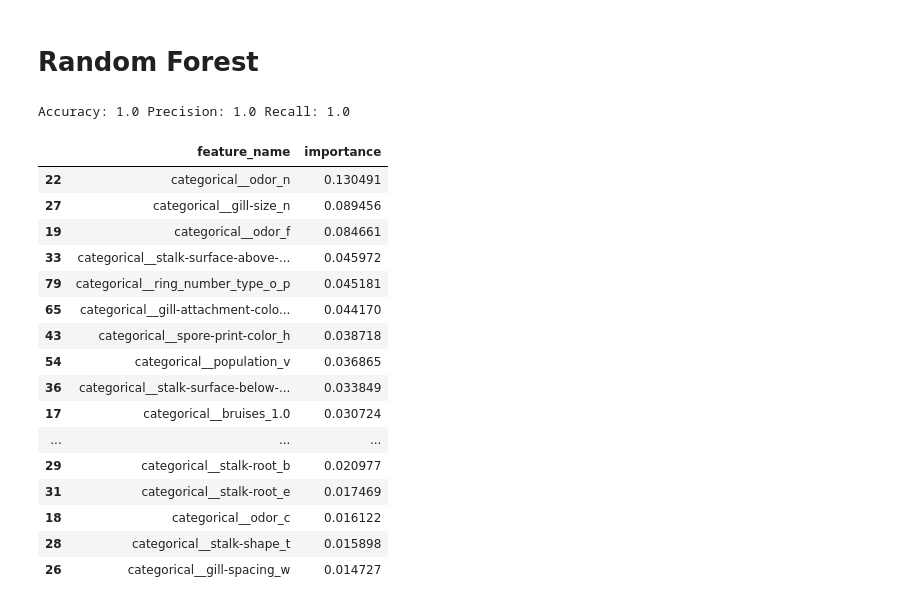
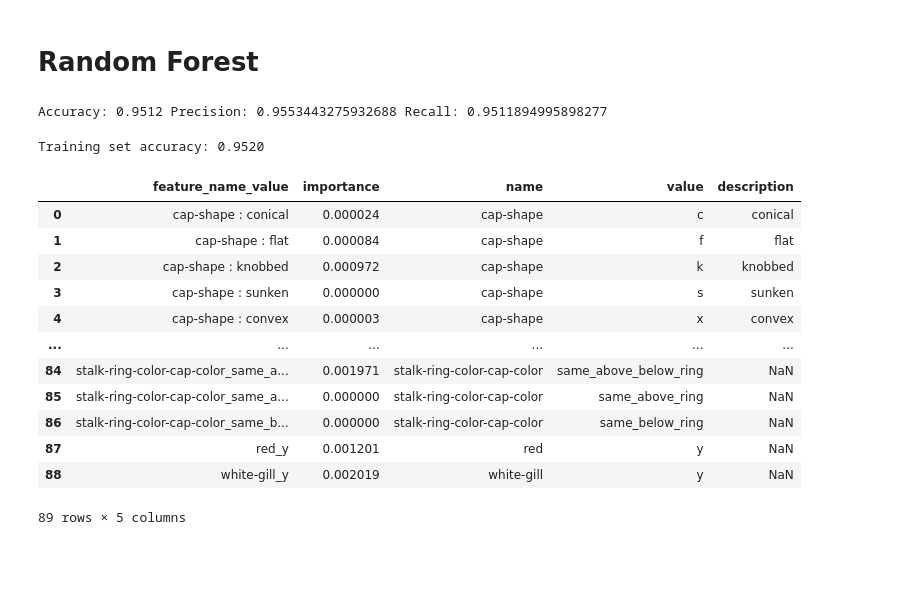
Before and after one commit to Vivian-Ellis/ML, a Jupyter notebook: Mushroom Classification : Random Forest/random_forest.ipynb, the cells around one changed output. Drawn from its saved outputs; the diff is of its cells as text; code cells hidden in the pictures; blank space fills up the shorter version.

Commit message:
adding max depth

```diff
--- a/Mushroom Classification : Random Forest/random_forest.ipynb
+++ b/Mushroom Classification : Random Forest/random_forest.ipynb
@@ -213,10 +211,10 @@ categorical_pipeline = Pipeline([('encoding', OneHotEncoder(drop='first', sparse
 data_pipeline = ColumnTransformer([('categorical', categorical_pipeline, X.columns)])
 
 # 20% out of bag test dataset
-X_train, X_test, y_train, y_test = train_test_split(X, y, test_size=0.2)
+X_train, X_test, y_train, y_test = train_test_split(X, y, test_size=0.3)
 
 
-pipeline = Pipeline(steps=[('data_pipeline', data_pipeline),('rf', RandomForestClassifier())])
+pipeline = Pipeline(steps=[('data_pipeline', data_pipeline),('rf', RandomForestClassifier(max_depth=3))])
 
 pipeline.fit(X_train, y_train)
 
@@ -225,8 +223,14 @@ y_pred = pipeline.predict(X_test)
 
 # metrics
 accuracy = accuracy_score(y_test, y_pred)
-precision = precision_score(y_test, y_pred, average='weighted')  # Adjust average if needed
-recall = recall_score(y_test, y_pred, average='weighted')  # Adjust average if needed
-print(f"Accuracy: {accuracy} Precision: {precision} Recall: {recall}")
+precision = precision_score(y_test, y_pred, average='weighted')
+recall = recall_score(y_test, y_pred, average='weighted')
+
+print(f"Accuracy: {accuracy:.4f} Precision: {precision:.4f} Recall: {recall:.4f}")
 # %% [output]
-Accuracy: 1.0 Precision: 1.0 Recall: 1.0
+Accuracy: 0.9512 Precision: 0.9553443275932688 Recall: 0.9511894995898277
+# %%
+# check to make sure we are not overfitting the model
+print(f"Training set accuracy: {pipeline.score(X_train, y_train):.4f}")
+# %% [output]
+Training set accuracy: 0.9520
@@ -233,28 +314,23 @@ Accuracy: 1.0 Precision: 1.0 Recall: 1.0
 # %%
-# Create a series containing feature importances from the model and feature names from the training data
-feature_importances = pd.DataFrame(data={'feature_name':data_pipeline.get_feature_names_out(),
-                                         'importance':pipeline['rf'].feature_importances_
-                                        }
+# Combine the feature importances from the model and feature names from the training data
+feature_importances = pd.DataFrame(data={'feature_name_value':data_pipeline.get_feature_names_out(),
+                                         'importance':pipeline['rf'].feature_importances_}
                                 )
-top_feats=feature_importances.sort_values(by='importance',ascending=False).head(20)
-bottom_feats=feature_importances.sort_values(by='importance',ascending=True).head(20)
-
-top_feats
+feature_importances['feature_name_value']=feature_importances.feature_name_value.str.replace('categorical__','')
+feature_importances[['name', 'value']] = feature_importances['feature_name_value'].str.split('_', n=1, expand=True)
+feature_importances=feature_importances.merge(data_codes,how='left')
+feature_importances['feature_name_value']=np.where(feature_importances['description'].isna(),feature_importances['feature_name_value'],feature_importances['name']+" : "+feature_importances['description'])
 # %% [output]
-|  | feature_name | importance |
-| 22 | categorical__odor_n | 0.130491 |
-| 27 | categorical__gill-size_n | 0.089456 |
-| 19 | categorical__odor_f | 0.084661 |
-| 33 | categorical__stalk-surface-above-... | 0.045972 |
-| 79 | categorical__ring_number_type_o_p | 0.045181 |
-| 65 | categorical__gill-attachment-colo... | 0.044170 |
-| 43 | categorical__spore-print-color_h | 0.038718 |
-| 54 | categorical__population_v | 0.036865 |
-| 36 | categorical__stalk-surface-below-... | 0.033849 |
-| 17 | categorical__bruises_1.0 | 0.030724 |
-| ... | ... | ... |
-| 29 | categorical__stalk-root_b | 0.020977 |
-| 31 | categorical__stalk-root_e | 0.017469 |
-| 18 | categorical__odor_c | 0.016122 |
-| 28 | categorical__stalk-shape_t | 0.015898 |
-| 26 | categorical__gill-spacing_w | 0.014727 |
+|  | feature_name_value | importance | name | value | description |
+| 0 | cap-shape : conical | 0.000024 | cap-shape | c | conical |
+| 1 | cap-shape : flat | 0.000084 | cap-shape | f | flat |
+| 2 | cap-shape : knobbed | 0.000972 | cap-shape | k | knobbed |
+| 3 | cap-shape : sunken | 0.000000 | cap-shape | s | sunken |
+| 4 | cap-shape : convex | 0.000003 | cap-shape | x | convex |
+| ... | ... | ... | ... | ... | ... |
+| 84 | stalk-ring-color-cap-color_same_a... | 0.001971 | stalk-ring-color-cap-color | same_above_below_ring | NaN |
+| 85 | stalk-ring-color-cap-color_same_a... | 0.000000 | stalk-ring-color-cap-color | same_above_ring | NaN |
+| 86 | stalk-ring-color-cap-color_same_b... | 0.000000 | stalk-ring-color-cap-color | same_below_ring | NaN |
+| 87 | red_y | 0.001201 | red | y | NaN |
+| 88 | white-gill_y | 0.002019 | white-gill | y | NaN |
+89 rows × 5 columns
```
Also changed, not shown: parts of 6 cells of this notebook, 1 other file.
